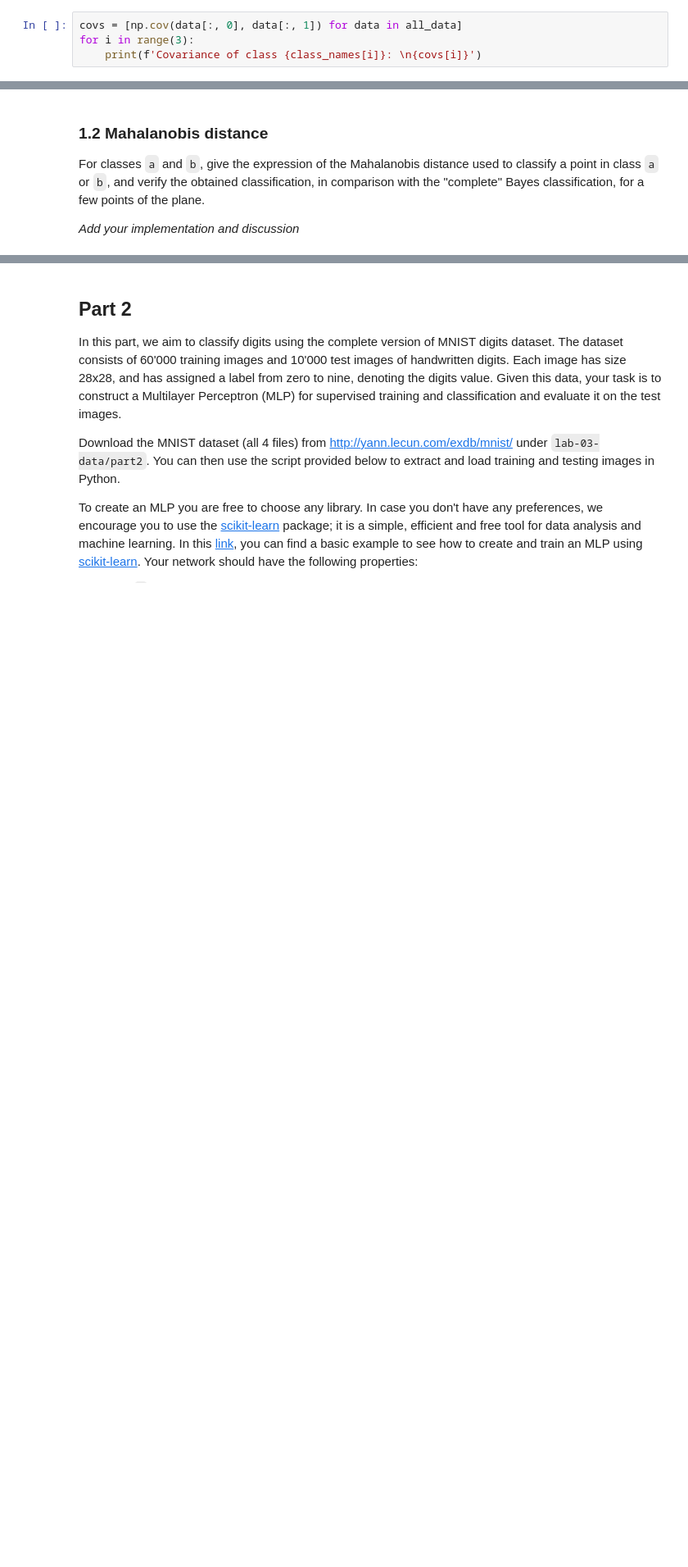
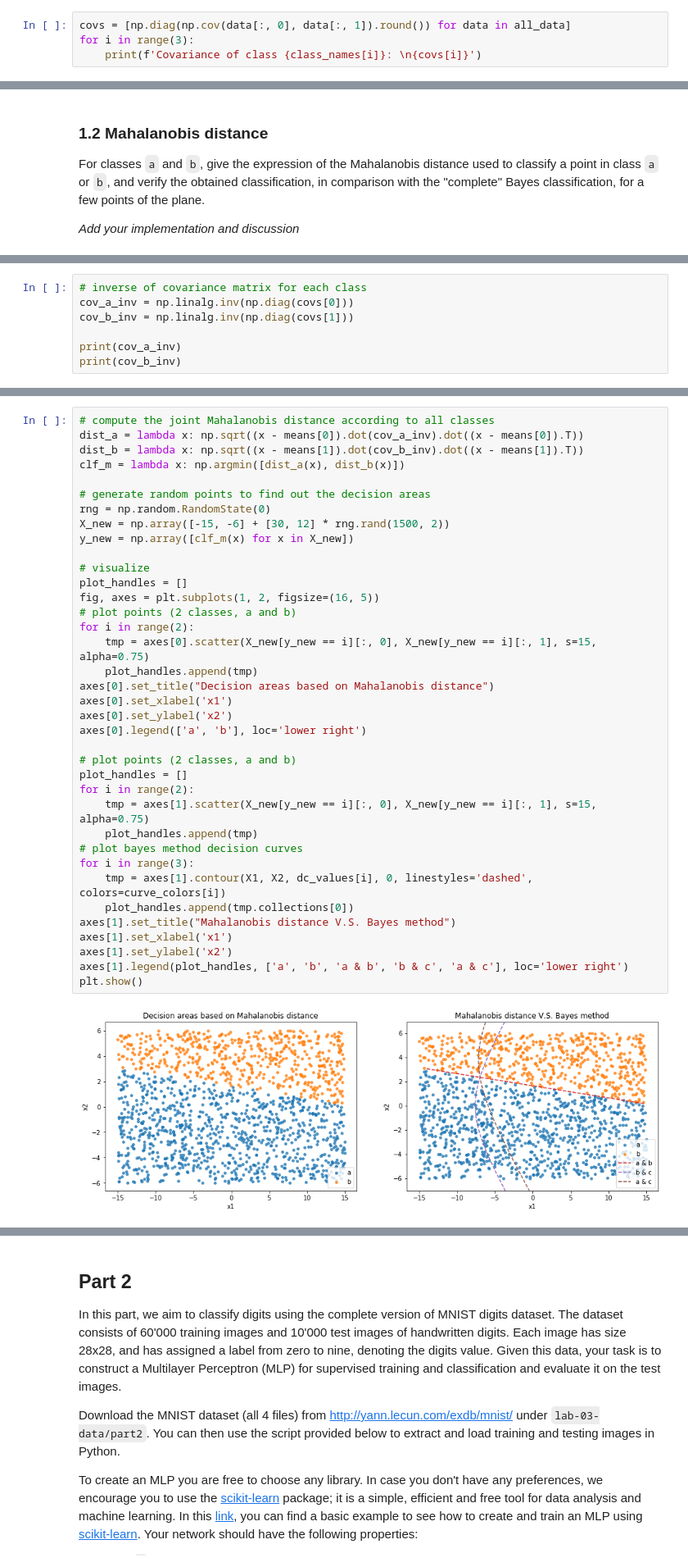
Before and after one commit to yehchunhung/iapr-2020, a Jupyter notebook: labs/lab_03_classification_kuan.ipynb, the cells around one changed output, grey strips where cells are left out. Shown at 82% size. Saved outputs shown, nothing was run; the diff lists cells and outputs as text; blank space fills up the shorter version.

Commit message:
Update based on chun-hung's notebook

```diff
--- a/labs/lab_03_classification_kuan.ipynb
+++ b/labs/lab_03_classification_kuan.ipynb
@@ -116,7 +123,7 @@ Means of class a: [-0.  0.]
 Means of class b: [3. 3.]
 Means of class c: [-10.   0.]
 # %%
-covs = [np.cov(data[:, 0], data[:, 1]) for data in all_data]
+covs = [np.diag(np.cov(data[:, 0], data[:, 1]).round()) for data in all_data]
 for i in range(3):
     print(f'Covariance of class {class_names[i]}: \n{covs[i]}')
 # %% [output]
@@ -300,0 +218,7 @@ We can see that most of the results are the same for both methods. The only diff
+# %%
+# inverse of covariance matrix for each class
+cov_a_inv = np.linalg.inv(np.diag(covs[0]))
+cov_b_inv = np.linalg.inv(np.diag(covs[1]))
+
+print(cov_a_inv)
+print(cov_b_inv)
@@ -300,0 +256,39 @@ We can see that most of the results are the same for both methods. The only diff
+# %%
+# compute the joint Mahalanobis distance according to all classes
+dist_a = lambda x: np.sqrt((x - means[0]).dot(cov_a_inv).dot((x - means[0]).T))
+dist_b = lambda x: np.sqrt((x - means[1]).dot(cov_b_inv).dot((x - means[1]).T))
+clf_m = lambda x: np.argmin([dist_a(x), dist_b(x)])
+
+# generate random points to find out the decision areas
+rng = np.random.RandomState(0)
+X_new = np.array([-15, -6] + [30, 12] * rng.rand(1500, 2))
+y_new = np.array([clf_m(x) for x in X_new])
+
+# visualize
+plot_handles = []
+fig, axes = plt.subplots(1, 2, figsize=(16, 5))
+# plot points (2 classes, a and b)
+for i in range(2):
+    tmp = axes[0].scatter(X_new[y_new == i][:, 0], X_new[y_new == i][:, 1], s=15, alpha=0.75)
+    plot_handles.append(tmp)
+axes[0].set_title("Decision areas based on Mahalanobis distance")
+axes[0].set_xlabel('x1')
+axes[0].set_ylabel('x2')
+axes[0].legend(['a', 'b'], loc='lower right')
+
+# plot points (2 classes, a and b)
+plot_handles = []
+for i in range(2):
+    tmp = axes[1].scatter(X_new[y_new == i][:, 0], X_new[y_new == i][:, 1], s=15, alpha=0.75)
+    plot_handles.append(tmp)
+# plot bayes method decision curves
+for i in range(3):
+    tmp = axes[1].contour(X1, X2, dc_values[i], 0, linestyles='dashed', colors=curve_colors[i])
+    plot_handles.append(tmp.collections[0])
+axes[1].set_title("Mahalanobis distance V.S. Bayes method")
+axes[1].set_xlabel('x1')
+axes[1].set_ylabel('x2')
+axes[1].legend(plot_handles, ['a', 'b', 'a & b', 'b & c', 'a & c'], loc='lower right')
+plt.show()
+# %% [output]
+[figure, added]
```
Also changed, not shown: parts of 31 cells of this notebook.
